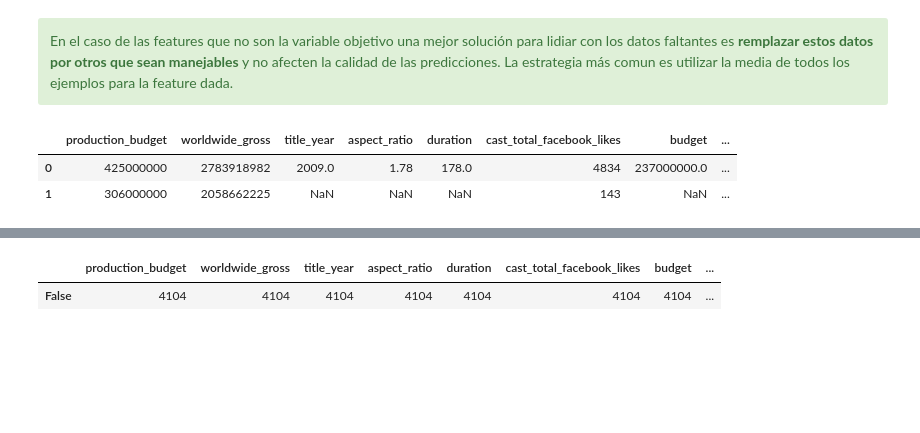
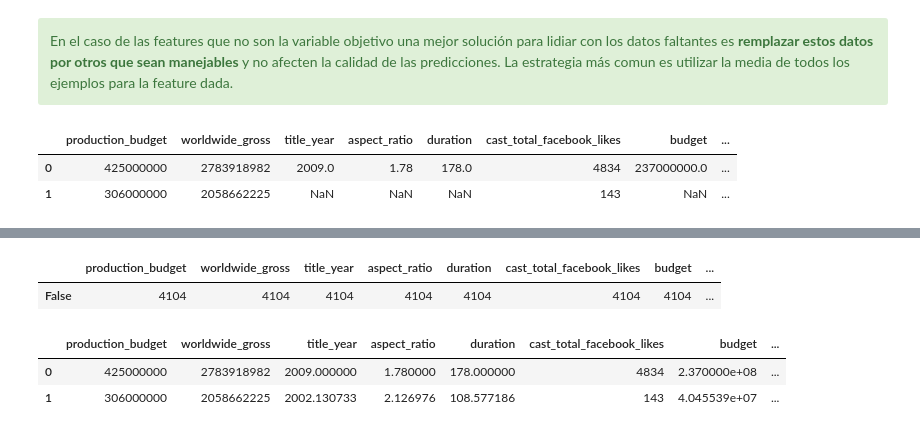
Before and after one commit to AlanVazquez99/Curso-PLATZI-ML-Basics, a Jupyter notebook: 3 Fundamentos Python/1_1 Preparacion de datos.ipynb, the cells around one changed output, grey strips where cells are left out. Drawn from its saved outputs; the diff is of its cells as text; code cells hidden in the pictures; blank space fills up the shorter version.

```diff
--- a/3 Fundamentos Python/1_1 Preparacion de datos.ipynb
+++ b/3 Fundamentos Python/1_1 Preparacion de datos.ipynb
@@ -288,8 +301,12 @@ movies_v2.head(2)
 # %%
-movies_v2.fillna('mean', inplace=True)
-movies_v2.isna().apply(pd.Series.value_counts)
+movies_v2.fillna(movies_v2.mean(), inplace=True)
+display(movies_v2.isna().apply(pd.Series.value_counts))
+movies_v2.head(2)
 # %% [output]
 |  | production_budget | worldwide_gross | title_year | aspect_ratio | duration | cast_total_facebook_likes | budget | ... |
 | False | 4104 | 4104 | 4104 | 4104 | 4104 | 4104 | 4104 | ... |
+|  | production_budget | worldwide_gross | title_year | aspect_ratio | duration | cast_total_facebook_likes | budget | ... |
+| 0 | 425000000 | 2783918982 | 2009.000000 | 1.780000 | 178.000000 | 4834 | 2.370000e+08 | ... |
+| 1 | 306000000 | 2058662225 | 2002.130733 | 2.126976 | 108.577186 | 143 | 4.045539e+07 | ... |
 # %%
 movies_v2.to_csv('./data/transformed/peliculas_clean.csv',index=False)
```
Also changed, not shown: parts of 1 cell of this notebook, 1 other file.
